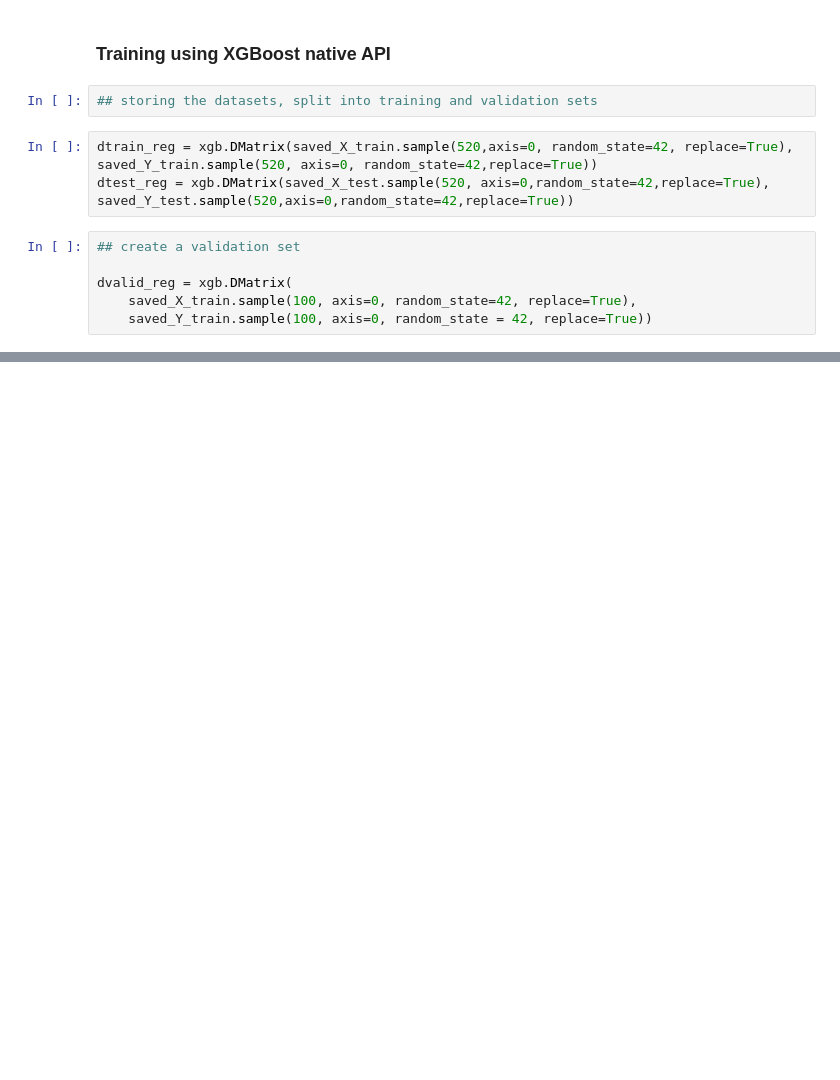
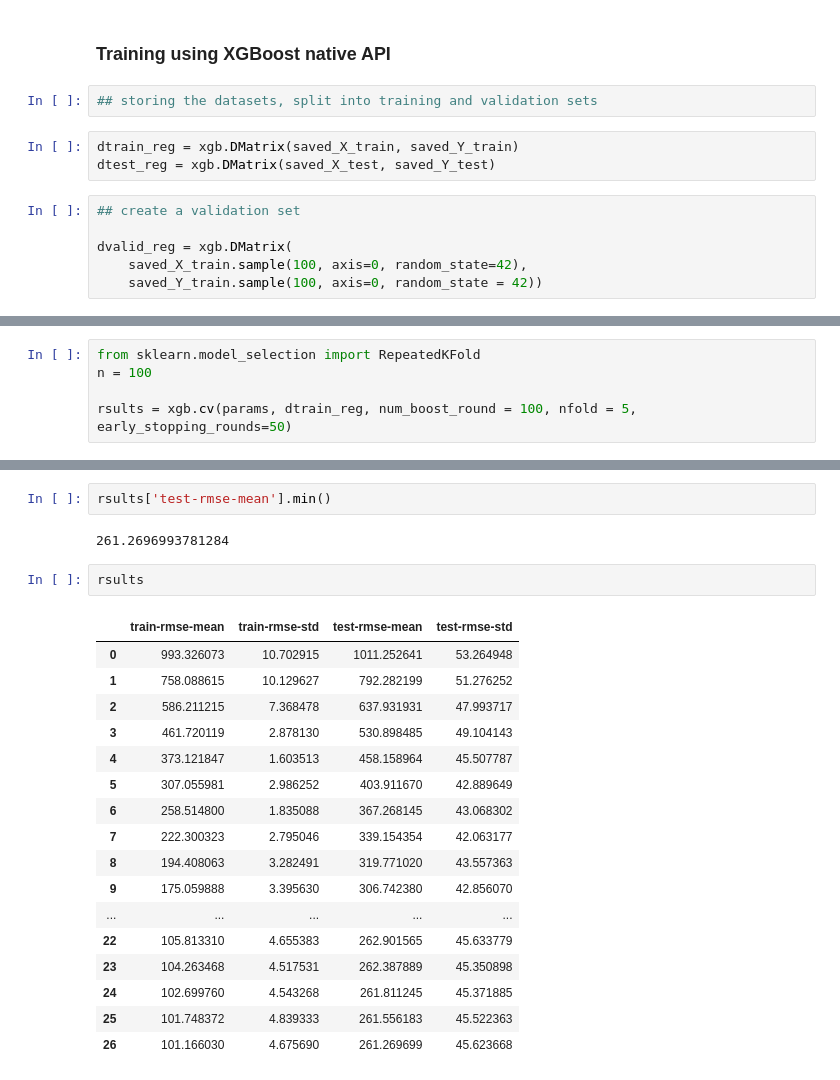
Before and after one commit to FRANKSADWAR/Wild-blueberry-yield-prediction, a Jupyter notebook: notebooks/Yield_prediction_and_data_exploration.ipynb, the cells around one changed output, grey strips where cells are left out. Drawn from its saved outputs; the diff is of its cells as text; blank space fills up the shorter version.

```diff
--- a/notebooks/Yield_prediction_and_data_exploration.ipynb
+++ b/notebooks/Yield_prediction_and_data_exploration.ipynb
@@ -861,14 +861,14 @@ From the Partial Dependence Plots (PDPs), we can see the response of the target
 # %%
 ## storing the datasets, split into training and validation sets
 # %%
-dtrain_reg = xgb.DMatrix(saved_X_train.sample(520,axis=0, random_state=42, replace=True), saved_Y_train.sample(520, axis=0, random_state=42,replace=True))
-dtest_reg = xgb.DMatrix(saved_X_test.sample(520, axis=0,random_state=42,replace=True), saved_Y_test.sample(520,axis=0,random_state=42,replace=True))
+dtrain_reg = xgb.DMatrix(saved_X_train, saved_Y_train)
+dtest_reg = xgb.DMatrix(saved_X_test, saved_Y_test)
 # %%
 ## create a validation set
 
 dvalid_reg = xgb.DMatrix(
-    saved_X_train.sample(100, axis=0, random_state=42, replace=True),
-    saved_Y_train.sample(100, axis=0, random_state = 42, replace=True))
+    saved_X_train.sample(100, axis=0, random_state=42),
+    saved_Y_train.sample(100, axis=0, random_state = 42))
 # %%
 params = {"objective":"reg:squarederror","tree_method":"gpu_hist"}
 n = 100 ## number of iterations or rounds to boost the trees (weak learners)
@@ -894,0 +909,5 @@ xgb_model = xgb.train(params = params,
+# %%
+from sklearn.model_selection import RepeatedKFold
+n = 100
+
+rsults = xgb.cv(params, dtrain_reg, num_boost_round = 100, nfold = 5, early_stopping_rounds=50)
@@ -894,0 +923,24 @@ xgb_model = xgb.train(params = params,
+# %%
+rsults['test-rmse-mean'].min()
+# %% [output]
+261.2696993781284
+# %%
+rsults
+# %% [output]
+|  | train-rmse-mean | train-rmse-std | test-rmse-mean | test-rmse-std |
+| 0 | 993.326073 | 10.702915 | 1011.252641 | 53.264948 |
+| 1 | 758.088615 | 10.129627 | 792.282199 | 51.276252 |
+| 2 | 586.211215 | 7.368478 | 637.931931 | 47.993717 |
+| 3 | 461.720119 | 2.878130 | 530.898485 | 49.104143 |
+| 4 | 373.121847 | 1.603513 | 458.158964 | 45.507787 |
+| 5 | 307.055981 | 2.986252 | 403.911670 | 42.889649 |
+| 6 | 258.514800 | 1.835088 | 367.268145 | 43.068302 |
+| 7 | 222.300323 | 2.795046 | 339.154354 | 42.063177 |
+| 8 | 194.408063 | 3.282491 | 319.771020 | 43.557363 |
+| 9 | 175.059888 | 3.395630 | 306.742380 | 42.856070 |
+| ... | ... | ... | ... | ... |
+| 22 | 105.813310 | 4.655383 | 262.901565 | 45.633779 |
+| 23 | 104.263468 | 4.517531 | 262.387889 | 45.350898 |
+| 24 | 102.699760 | 4.543268 | 261.811245 | 45.371885 |
+| 25 | 101.748372 | 4.839333 | 261.556183 | 45.522363 |
+| 26 | 101.166030 | 4.675690 | 261.269699 | 45.623668 |
```
Also changed, not shown: parts of 4 cells of this notebook.
